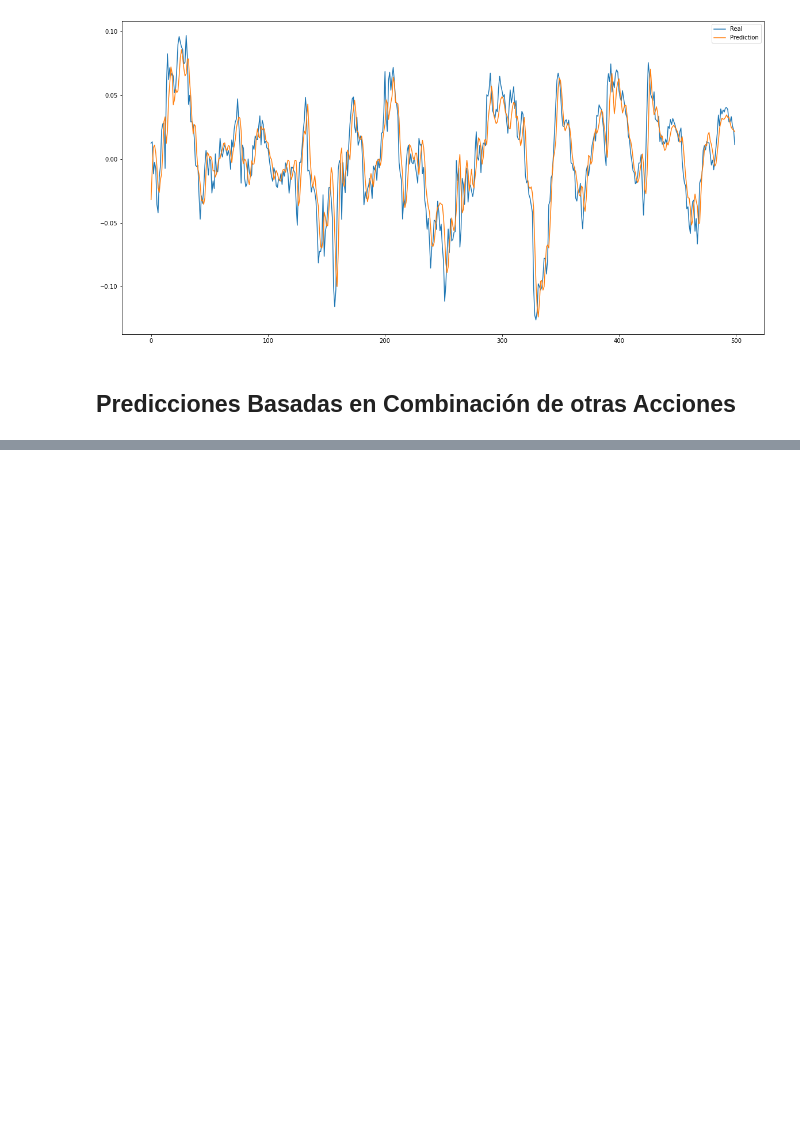
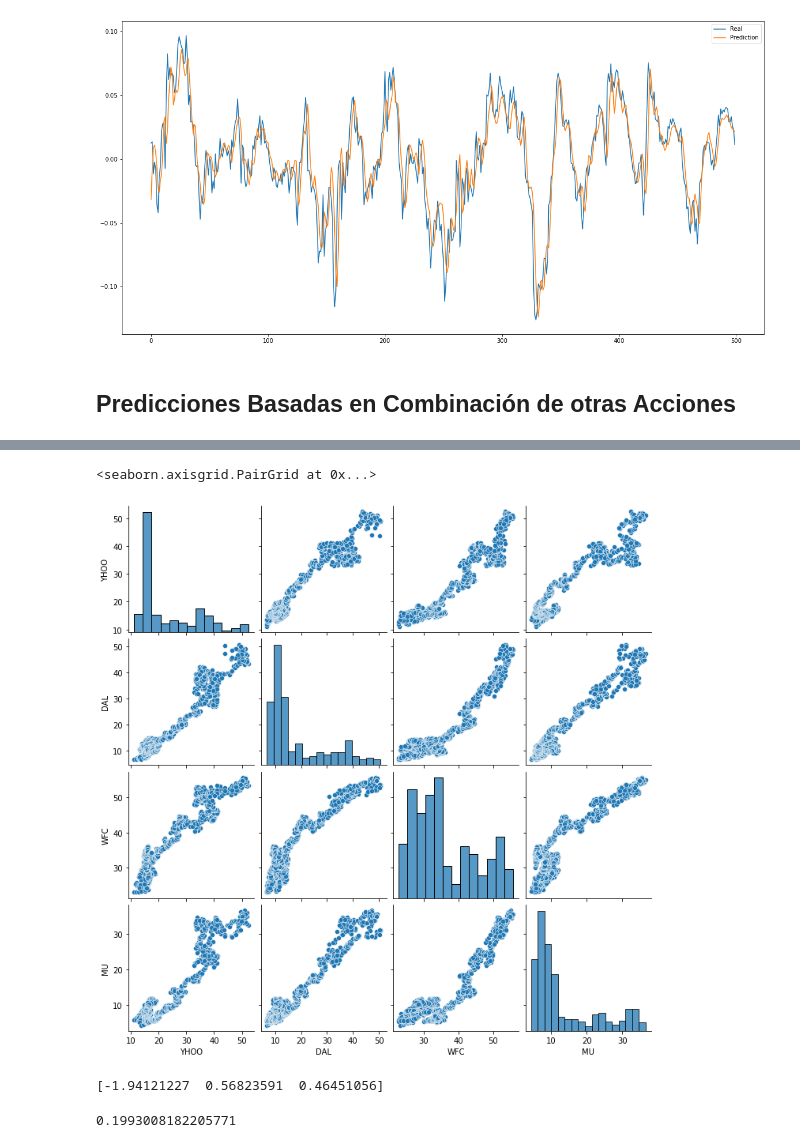
Before and after one commit to esjerome/forecasting, a Jupyter notebook: datacamp/my_own.ipynb, the cells around one changed output, grey strips where cells are left out. Cells and saved outputs as stored; diff of their text form; code cells hidden in the pictures; blank space fills up the shorter version.

```diff
--- a/datacamp/my_own.ipynb
+++ b/datacamp/my_own.ipynb
@@ -91,0 +176,29 @@ ax.legend()
+# %%
+sns.pairplot(all_prices[['YHOO','DAL','WFC','MU']], hue_order=all_prices.index)
+# %% [output]
+<seaborn.axisgrid.PairGrid at 0x...>
+[figure, added]
+# %%
+from sklearn.linear_model import Ridge
+from sklearn.model_selection import cross_val_score
+
+X = all_prices[['DAL', 'WFC', 'MU']]
+y = all_prices[['YHOO']]
+
+scores = cross_val_score(Ridge(), X, y, cv=3)
+print(scores)
+# %% [output]
+[-1.94121227  0.56823591  0.46451056]
+# %%
+from sklearn.model_selection import train_test_split
+from sklearn.metrics import r2_score
+
+X_train, X_test, y_train, y_test = train_test_split(X, y, train_size=0.7,shuffle=False, random_state=1)
+
+model = MLPRegressor()
+model.fit(X_train, y_train)
+predictions = model.predict(X_test)
+score = r2_score(y_test, predictions)
+print(score)
+# %% [output]
+0.1993008182205771
```
Also changed, not shown: parts of 13 cells of this notebook.
